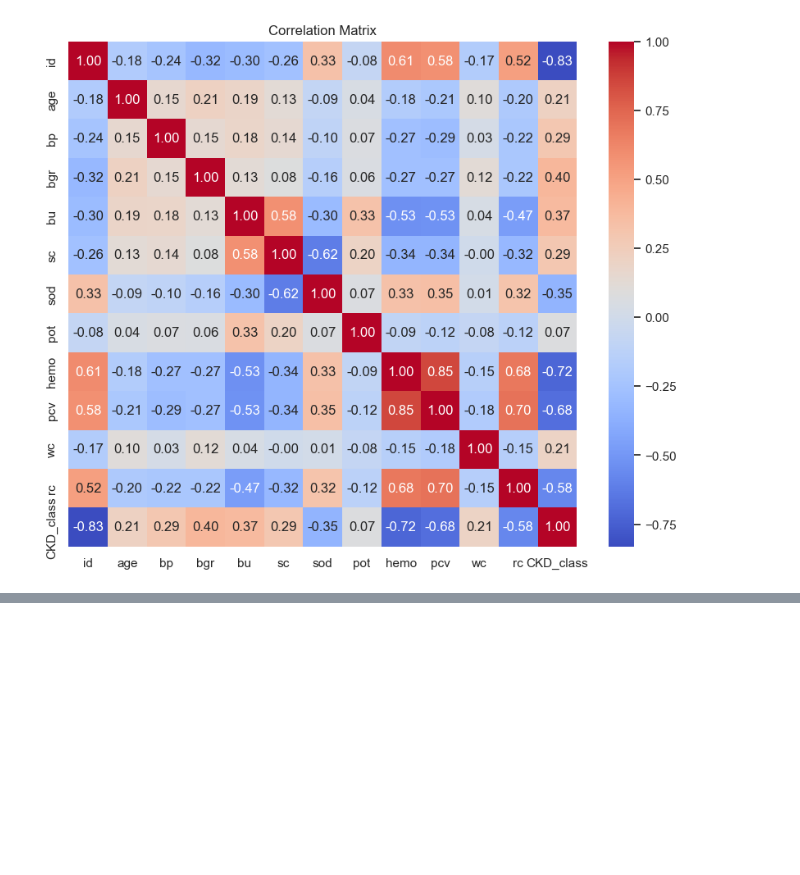
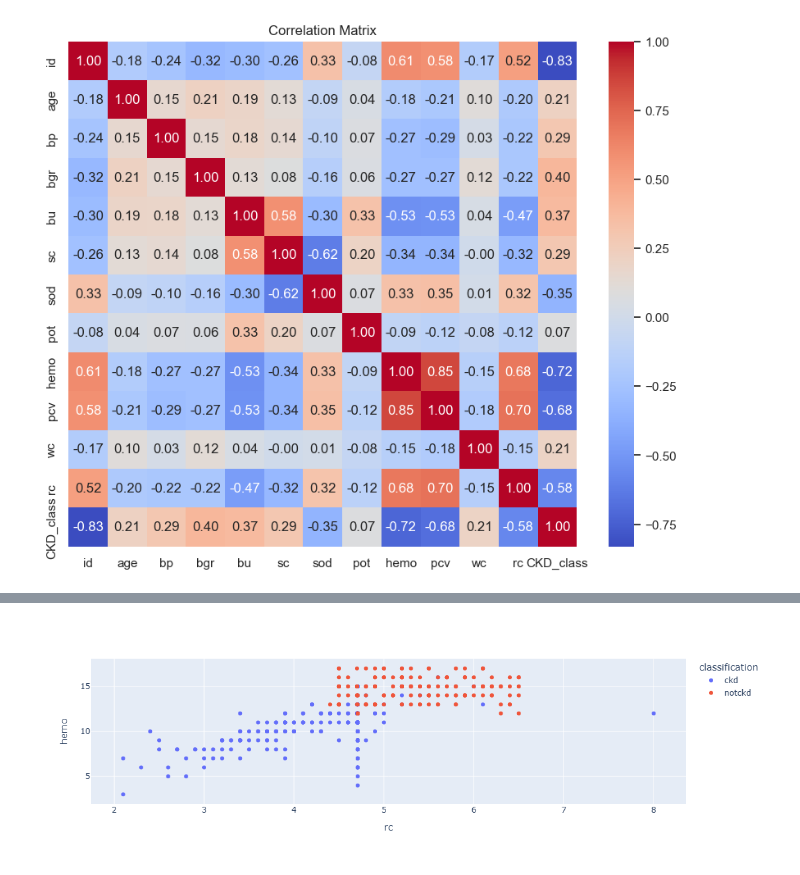
Before and after one commit to rcswider/Chronic-Kidney-Disease, a Jupyter notebook: notebooks/ISDS 7075 - Group 4 Project.ipynb, the cells around one changed output, grey strips where cells are left out. Drawn from its saved outputs; the diff is of its cells as text; code cells hidden in the pictures; blank space fills up the shorter version.

Commit message:
Added visuals

```diff
--- a/notebooks/ISDS 7075 - Group 4 Project.ipynb
+++ b/notebooks/ISDS 7075 - Group 4 Project.ipynb
@@ -483,0 +444,2 @@ For example, when doing 'df[col].method(value, inplace=True)', try using 'df.met
+# %%
+df_kd['classification'].replace('ckd\t','ckd',inplace=True)
@@ -553,0 +527,6 @@ plt.show()
+# %%
+import plotly.express as px
+vis = px.scatter(df_kd, x="rc", y="hemo", color="classification")
+vis.show()
+# %% [output]
+[figure, added]
```
Also changed, not shown: parts of 30 cells of this notebook.
